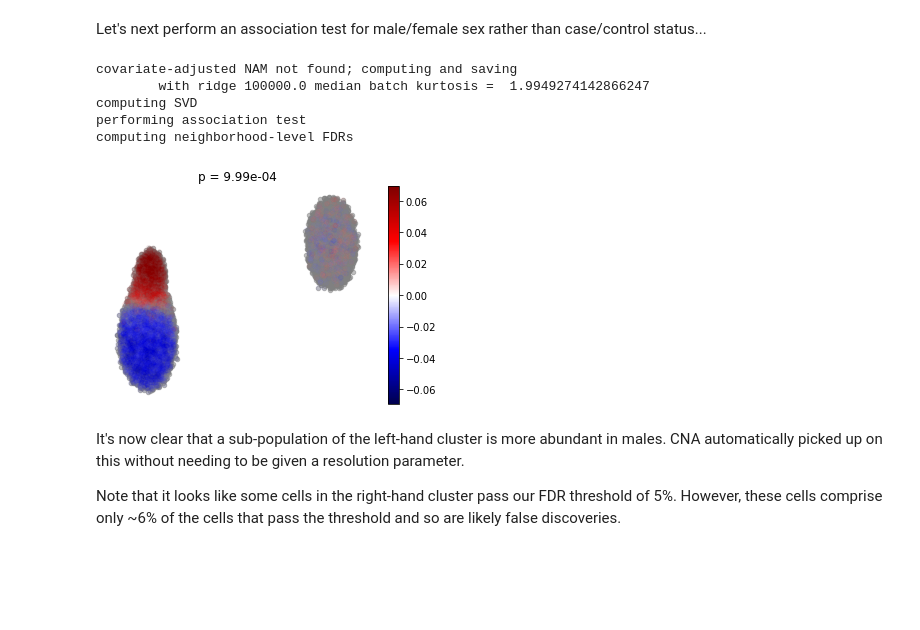
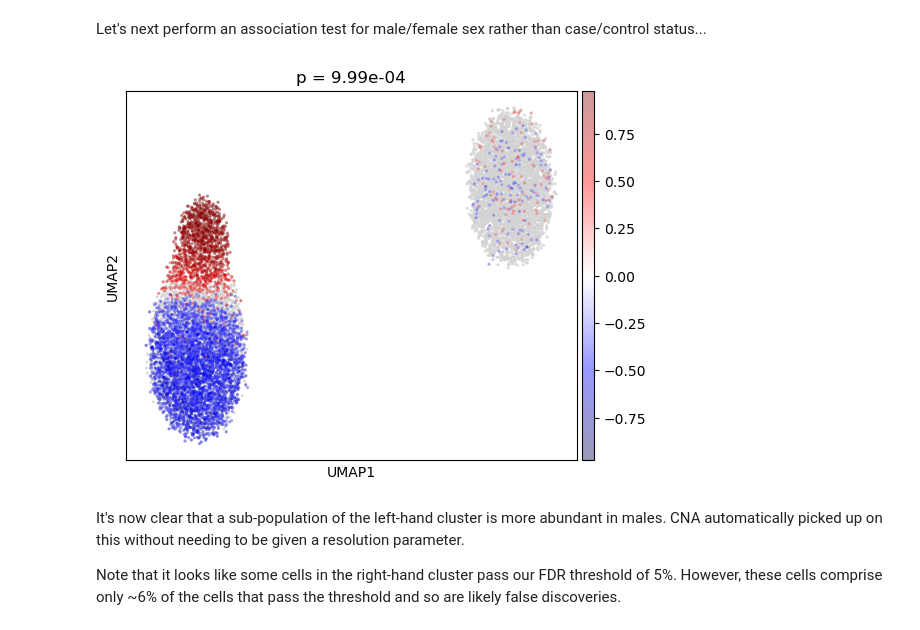
Before and after one commit to immunogenomics/cna, a Jupyter notebook: demo/demo.ipynb, the cells around one changed output. Cells and saved outputs as stored; diff of their text form; code cells hidden in the pictures; blank space fills up the shorter version.

```diff
--- a/demo/demo.ipynb
+++ b/demo/demo.ipynb
@@ -37,0 +28,8 @@ d.obs_to_sample(['case','male','batch'])
+# %%
+# read in data
+d = ad.read_h5ad('data.h5ad')
+
+# create sample-level metadata by combining across all cells from each sample
+samplem = cna.ut.obs_to_sample(d,                           # the dataset
+                               ['case','male','batch'],     # the metadata columns to use
+                               'id')                        # the column of d.obs that contains sample IDs
@@ -84,21 +74,17 @@ Let's next perform an association test for male/female sex rather than case/cont
 # %%
 # perform association test for male/female sex
 # we control for case/control status as a covariate and account for potential batch effects
-res = cna.tl.association(d, d.samplem.male, covs=d.samplem[['case']], batches=d.samplem.batch)
+p = cna.tl.association(d, samplem.male, 'id', covs=samplem[['case']], batches=samplem.batch, key_added='male_coef')
 
 # visualize the results
-cna.pl.umap_ncorr(d, res,
-            scatter0={'alpha':0.5, 's':20},
-            scatter1={'alpha':0.05, 's':20})
-plt.title('p = {:.2e}'.format(res.p))
+cna.pl.umap_ncorr(d,
+                  key='male_coef',
+                  scatter0={'s':20},
+                  scatter1={'alpha':0.4, 's':20})
+plt.title('p = {:.2e}'.format(p))
 plt.show()
 # %% [output]
-covariate-adjusted NAM not found; computing and saving
-        with ridge 100000.0 median batch kurtosis =  1.9949274142866247
-computing SVD
-performing association test
-computing neighborhood-level FDRs
-[figure, old version]
+[figure, new version]
 # %% [markdown]
 It's now clear that a sub-population of the left-hand cluster is more abundant in males. CNA automatically picked up on this without needing to be given a resolution parameter.
 
```
Also changed, not shown: parts of 39 cells of this notebook, 11 other files.
